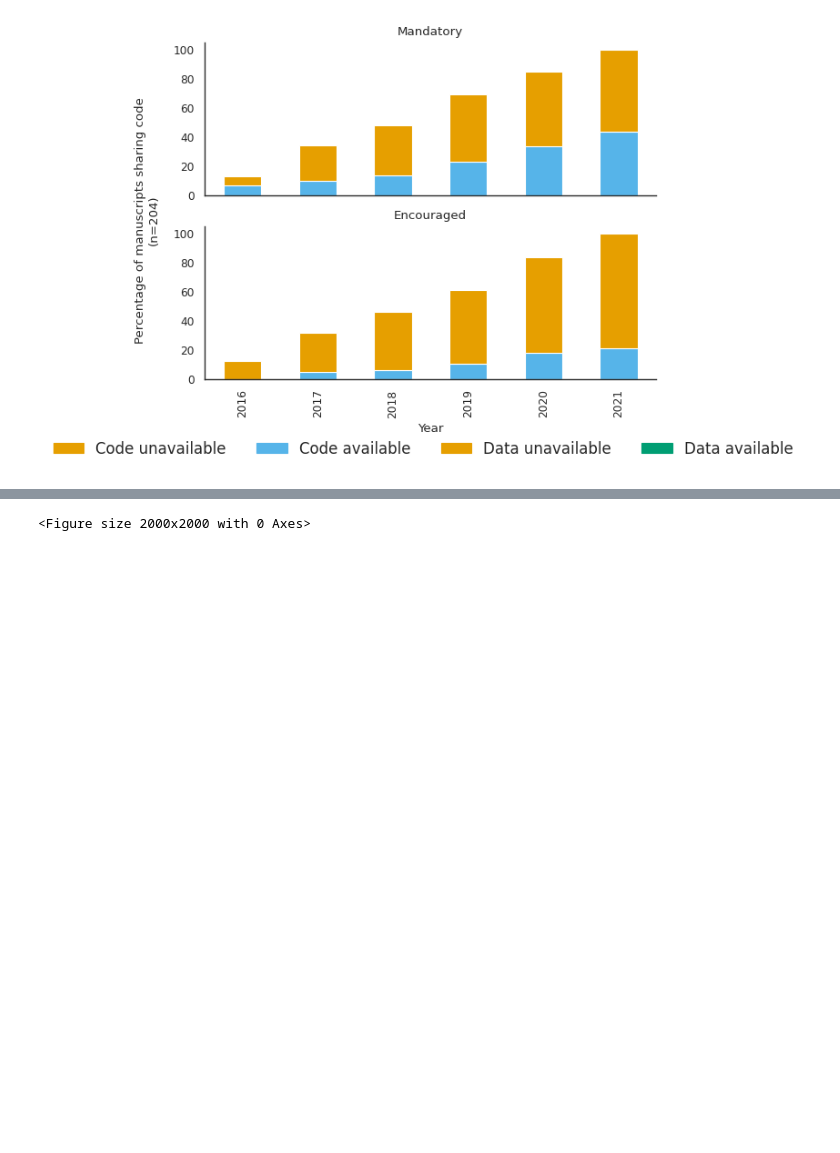
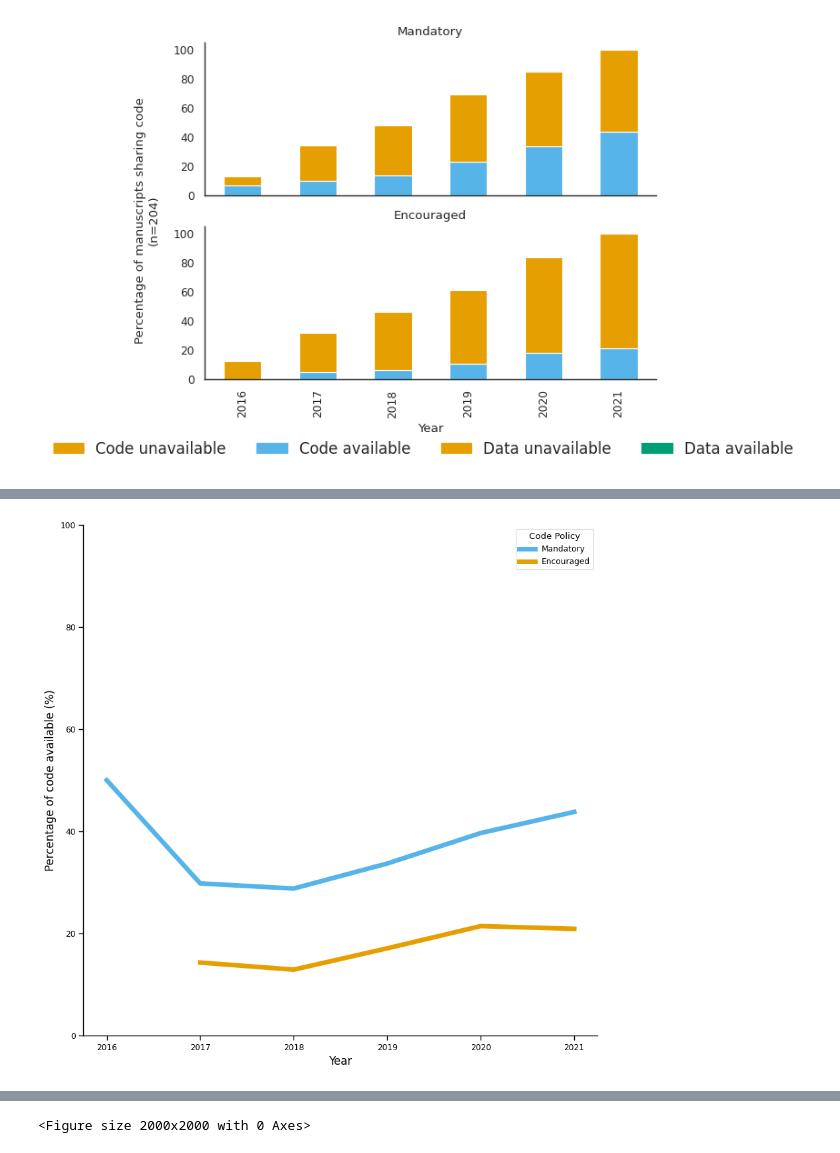
Before and after one commit to Mangul-Lab-USC/code-availability, a Jupyter notebook: notebooks/Figures.ipynb, the cells around one changed output, grey strips where cells are left out. Cells and saved outputs as stored; diff of their text form; code cells hidden in the pictures; blank space fills up the shorter version.

Commit message:
changed 2e and 2f to line plots

```diff
--- a/notebooks/Figures.ipynb
+++ b/notebooks/Figures.ipynb
@@ -1362,3 +1346,18 @@ df_temp
+# %%
+plt.figure(figsize=(10, 10))
+plt.rcParams.update({'font.size': 12})
+rcParams['font.family'] = 'sans-serif'
+sns.set_context("paper",font_scale=1)
+colors=['#56B4E9','#E69F00']
+fontsize=12
+sns.lineplot(df_temp, x="PMC_Year", y="Normalized", hue="Code Policy",palette=colors,linewidth=5)
+plt.xlabel("Year",fontsize=12)
+plt.ylabel("Percentage of code available (%)",fontsize=12)
+plt.ylim(0,100)
+sns.despine()
+plt.show()
+# %% [output]
+[figure, added]
 # %%
 df_temp=df_temp.pivot(index=['PMC_Year'],columns=['Code Policy','Code availability (Yes/No)'],values='Normalized')
 df_temp=df_temp.fillna(0)
```
Also changed, not shown: parts of 5 cells of this notebook.
